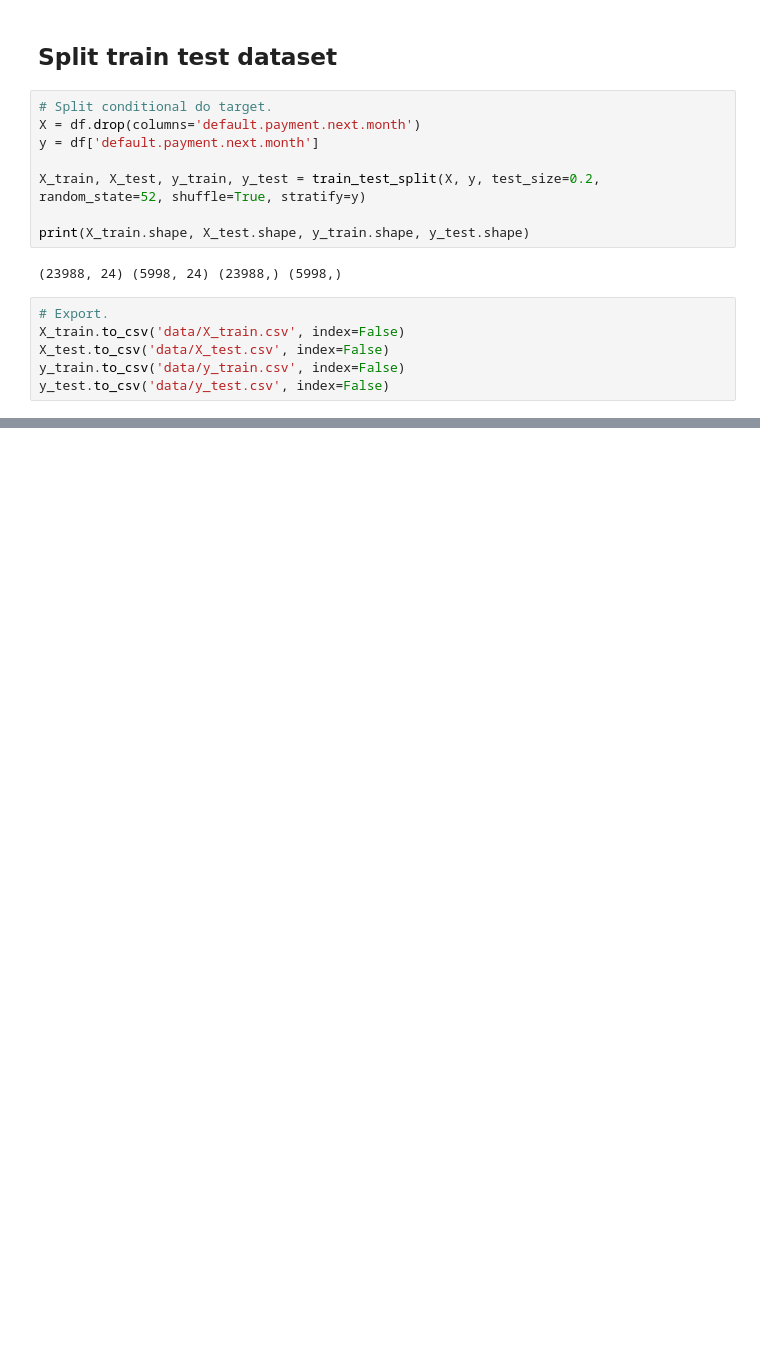
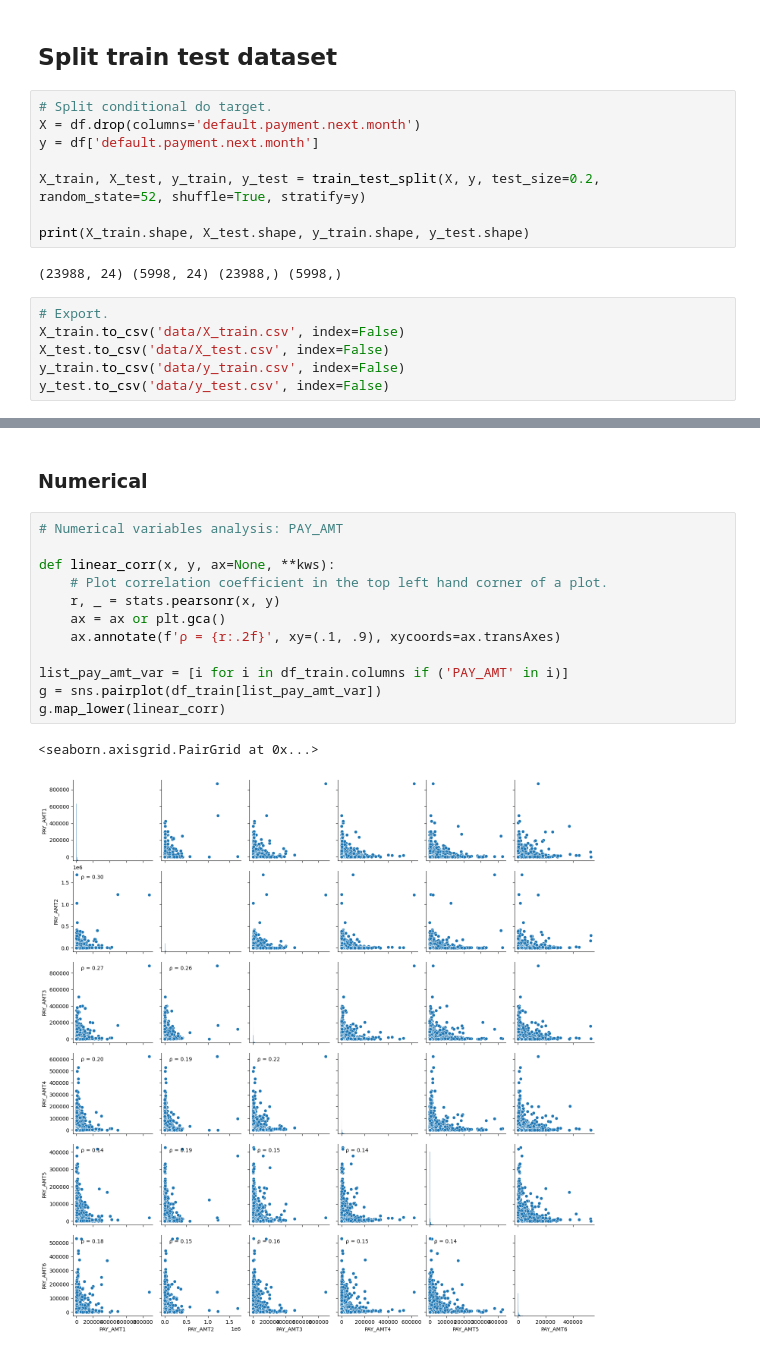
Before and after one commit to rknagao/uci_default_credit_card, a Jupyter notebook: eda.ipynb, the cells around one changed output, grey strips where cells are left out. Saved outputs shown, nothing was run; the diff lists cells and outputs as text; blank space fills up the shorter version.

```diff
--- a/eda.ipynb
+++ b/eda.ipynb
@@ -438,0 +622,17 @@ Within EDUCATION the strongest categories are graduate school (1) and high schoo
+# %% [markdown]
+### Numerical
+# %%
+# Numerical variables analysis: PAY_AMT
+
+def linear_corr(x, y, ax=None, **kws):
+    # Plot correlation coefficient in the top left hand corner of a plot.
+    r, _ = stats.pearsonr(x, y)
+    ax = ax or plt.gca()
+    ax.annotate(f'ρ = {r:.2f}', xy=(.1, .9), xycoords=ax.transAxes)
+
+list_pay_amt_var = [i for i in df_train.columns if ('PAY_AMT' in i)]
+g = sns.pairplot(df_train[list_pay_amt_var])
+g.map_lower(linear_corr)
+# %% [output]
+<seaborn.axisgrid.PairGrid at 0x...>
+[figure, added]
```
Also changed, not shown: parts of 28 cells of this notebook, 7 other files.
